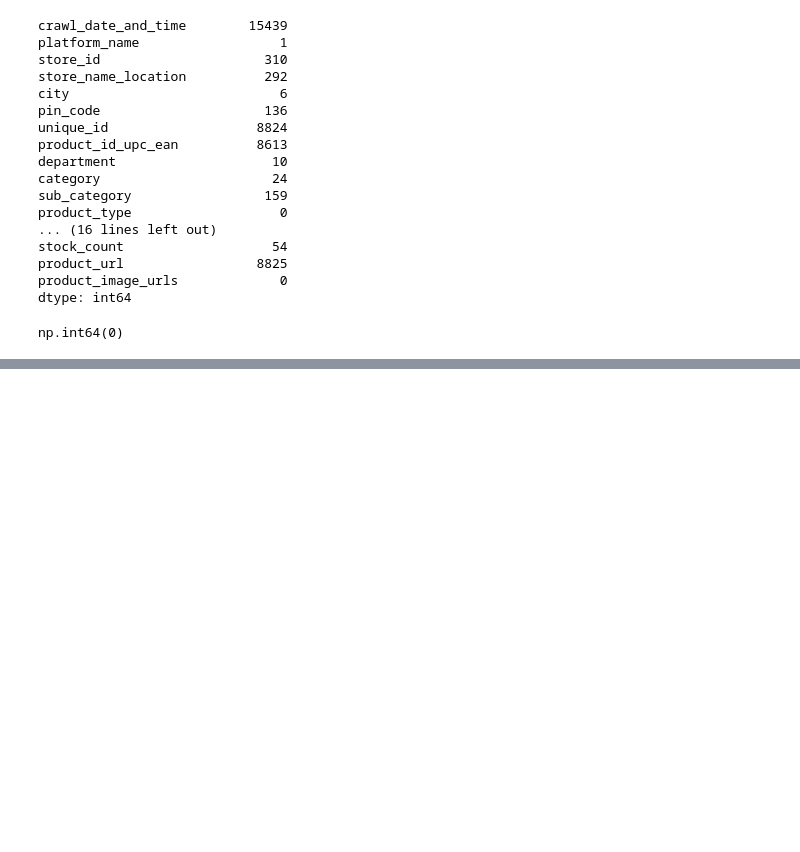
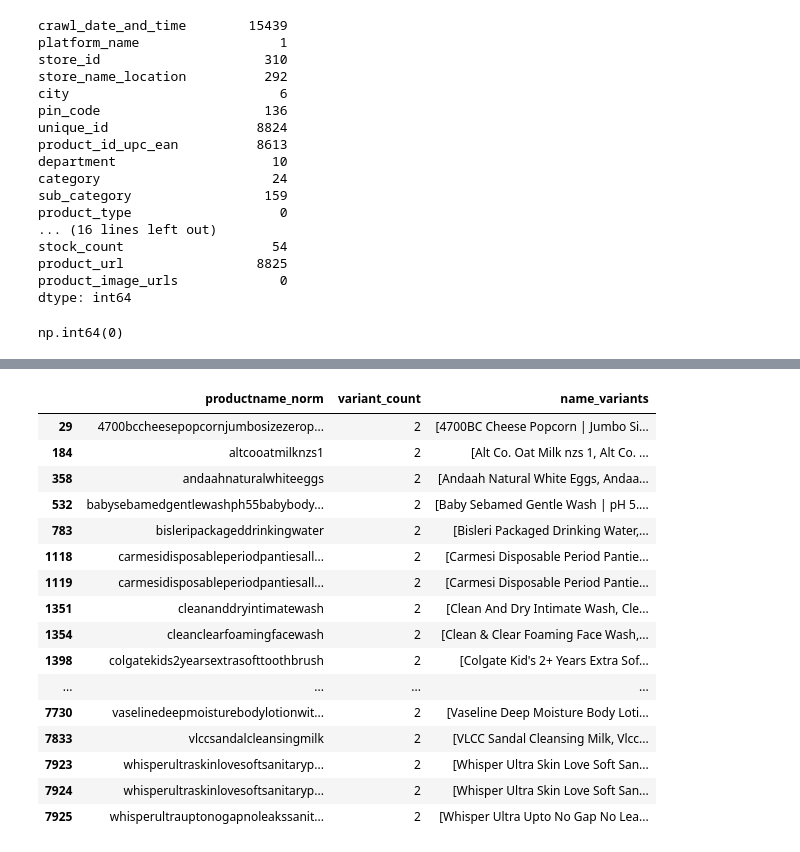
Before and after one commit to Devika-p-das/hw-training, a Jupyter notebook: 2026-07-14/zepto714.ipynb, the cells around one changed output, grey strips where cells are left out. Drawn from its saved outputs; the diff is of its cells as text; code cells hidden in the pictures; blank space fills up the shorter version.

```diff
--- a/2026-07-14/zepto714.ipynb
+++ b/2026-07-14/zepto714.ipynb
@@ -57,0 +355,42 @@ df.unique_id.duplicated().sum()
+# %%
+import re
+
+# Normalize brand names
+df["productname_norm"] = (
+    df["product_name"]
+    .fillna("")
+    .str.lower()
+    .str.replace(r"[^a-z0-9]", "", regex=True)   # remove spaces, ', -, &, etc.
+)
+
+# Find brands that become the same after normalization
+name_issue = (
+    df.groupby("productname_norm")
+    .agg(
+        variant_count=("product_name", "nunique"),
+        name_variants=("product_name", lambda x: sorted(set(x)))
+    )
+    .reset_index()
+)
+
+name_issue = name_issue[name_issue["variant_count"] > 1]
+
+name_issue
+# %% [output]
+|  | productname_norm | variant_count | name_variants |
+| 29 | 4700bccheesepopcornjumbosizezerop... | 2 | [4700BC Cheese Popcorn | Jumbo Si... |
+| 184 | altcooatmilknzs1 | 2 | [Alt Co. Oat Milk nzs 1, Alt Co. ... |
+| 358 | andaahnaturalwhiteeggs | 2 | [Andaah Natural White Eggs, Andaa... |
+| 532 | babysebamedgentlewashph55babybody... | 2 | [Baby Sebamed Gentle Wash | pH 5.... |
+| 783 | bisleripackageddrinkingwater | 2 | [Bisleri Packaged Drinking Water,... |
+| 1118 | carmesidisposableperiodpantiesall... | 2 | [Carmesi Disposable Period Pantie... |
+| 1119 | carmesidisposableperiodpantiesall... | 2 | [Carmesi Disposable Period Pantie... |
+| 1351 | cleananddryintimatewash | 2 | [Clean And Dry Intimate Wash, Cle... |
+| 1354 | cleanclearfoamingfacewash | 2 | [Clean & Clear Foaming Face Wash,... |
+| 1398 | colgatekids2yearsextrasofttoothbrush | 2 | [Colgate Kid's 2+ Years Extra Sof... |
+| ... | ... | ... | ... |
+| 7730 | vaselinedeepmoisturebodylotionwit... | 2 | [Vaseline Deep Moisture Body Loti... |
+| 7833 | vlccsandalcleansingmilk | 2 | [VLCC Sandal Cleansing Milk, Vlcc... |
+| 7923 | whisperultraskinlovesoftsanitaryp... | 2 | [Whisper Ultra Skin Love Soft San... |
+| 7924 | whisperultraskinlovesoftsanitaryp... | 2 | [Whisper Ultra Skin Love Soft San... |
+| 7925 | whisperultrauptonogapnoleakssanit... | 2 | [Whisper Ultra Upto No Gap No Lea... |
```
Also changed, not shown: parts of 17 cells of this notebook, 6 other files.
